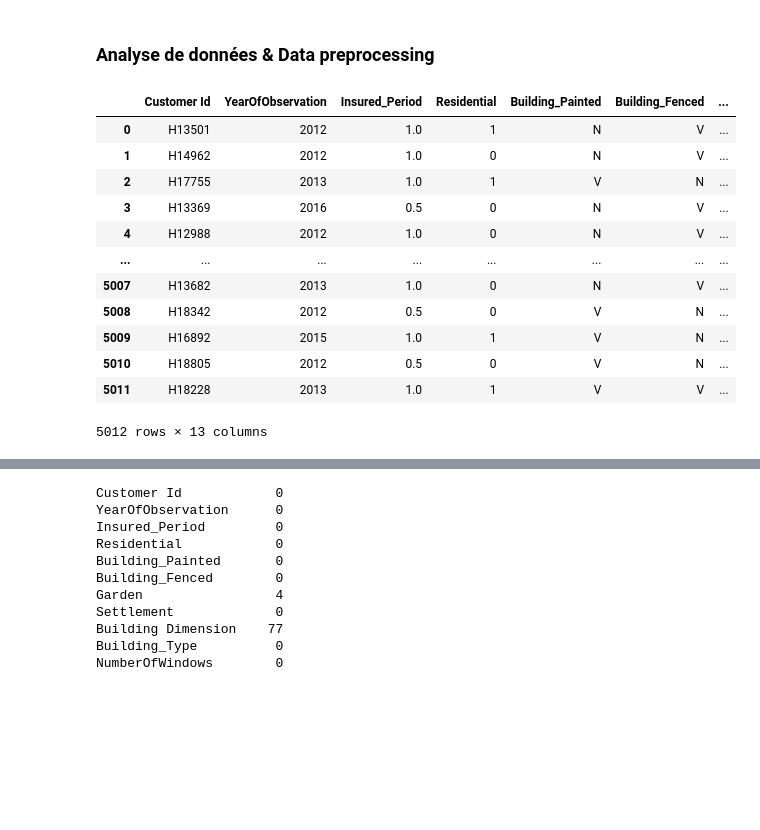
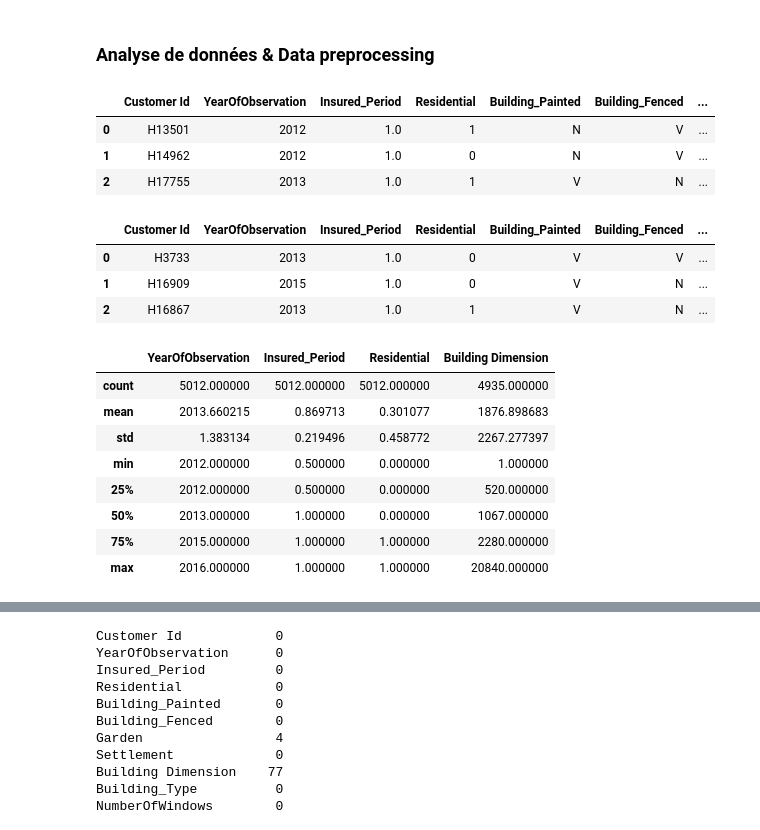
Before and after one commit to asma-ben-massoud/projet-ML, a Jupyter notebook: ProjetML_IDS4 (1).ipynb, the cells around one changed output, grey strips where cells are left out. Saved outputs shown, nothing was run; the diff lists cells and outputs as text; code cells hidden in the pictures; blank space fills up the shorter version.

```diff
--- a/ProjetML_IDS4 (1).ipynb
+++ b/ProjetML_IDS4 (1).ipynb
@@ -24,20 +28,33 @@ train_data=pd.read_csv(train_path)
+# %%
+train_data = pd.read_csv('/content/drive/MyDrive/ProjetML_Insurance/train_Insurance.csv')
+test_data = pd.read_csv('/content/drive/MyDrive/ProjetML_Insurance/test_Insurance.csv')
 # %% [markdown]
 ---
 # %% [markdown]
 ### **Analyse de données & Data preprocessing**
+# %%
+train_data.head(3)
+# %% [output]
+|  | Customer Id | YearOfObservation | Insured_Period | Residential | Building_Painted | Building_Fenced | ... |
+| 0 | H13501 | 2012 | 1.0 | 1 | N | V | ... |
+| 1 | H14962 | 2012 | 1.0 | 0 | N | V | ... |
+| 2 | H17755 | 2013 | 1.0 | 1 | V | N | ... |
+# %%
+test_data.head(3)
+# %% [output]
+|  | Customer Id | YearOfObservation | Insured_Period | Residential | Building_Painted | Building_Fenced | ... |
+| 0 | H3733 | 2013 | 1.0 | 0 | V | V | ... |
+| 1 | H16909 | 2015 | 1.0 | 0 | V | N | ... |
+| 2 | H16867 | 2013 | 1.0 | 1 | V | N | ... |
 # %%
-train_data
+train_data.describe()
 # %% [output]
-|  | Customer Id | YearOfObservation | Insured_Period | Residential | Building_Painted | Building_Fenced | ... |
-| 0 | H13501 | 2012 | 1.0 | 1 | N | V | ... |
-| 1 | H14962 | 2012 | 1.0 | 0 | N | V | ... |
-| 2 | H17755 | 2013 | 1.0 | 1 | V | N | ... |
-| 3 | H13369 | 2016 | 0.5 | 0 | N | V | ... |
-| 4 | H12988 | 2012 | 1.0 | 0 | N | V | ... |
-| ... | ... | ... | ... | ... | ... | ... | ... |
-| 5007 | H13682 | 2013 | 1.0 | 0 | N | V | ... |
-| 5008 | H18342 | 2012 | 0.5 | 0 | V | N | ... |
-| 5009 | H16892 | 2015 | 1.0 | 1 | V | N | ... |
-| 5010 | H18805 | 2012 | 0.5 | 0 | V | N | ... |
-| 5011 | H18228 | 2013 | 1.0 | 1 | V | V | ... |
+|  | YearOfObservation | Insured_Period | Residential | Building Dimension |
+| count | 5012.000000 | 5012.000000 | 5012.000000 | 4935.000000 |
+| mean | 2013.660215 | 0.869713 | 0.301077 | 1876.898683 |
+| std | 1.383134 | 0.219496 | 0.458772 | 2267.277397 |
+| min | 2012.000000 | 0.500000 | 0.000000 | 1.000000 |
+| 25% | 2012.000000 | 0.500000 | 0.000000 | 520.000000 |
+| 50% | 2013.000000 | 1.000000 | 0.000000 | 1067.000000 |
+| 75% | 2015.000000 | 1.000000 | 1.000000 | 2280.000000 |
+| max | 2016.000000 | 1.000000 | 1.000000 | 20840.000000 |
-5012 rows × 13 columns
```
Also changed, not shown: parts of 78 cells of this notebook.
